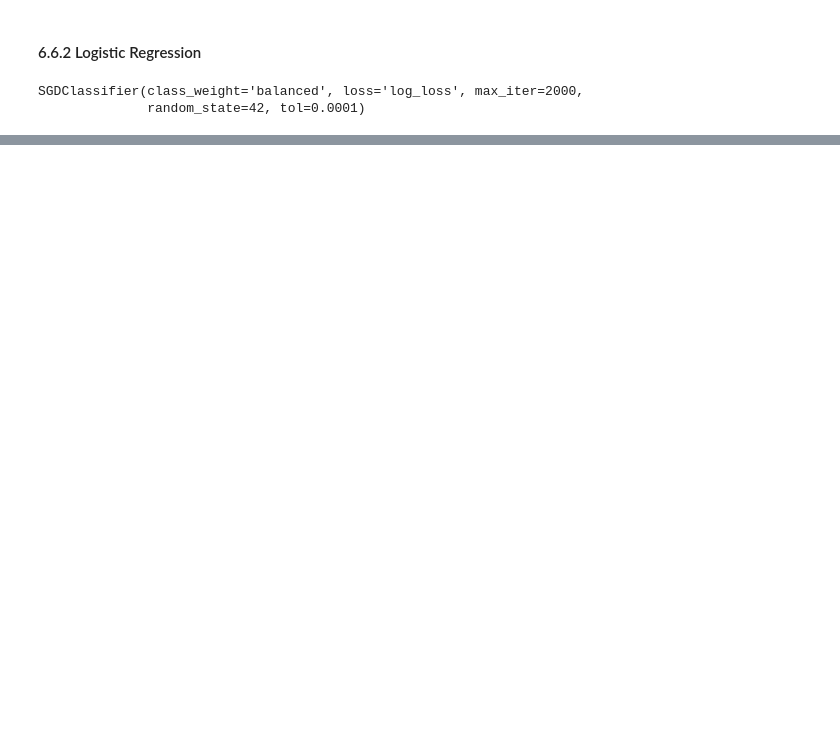
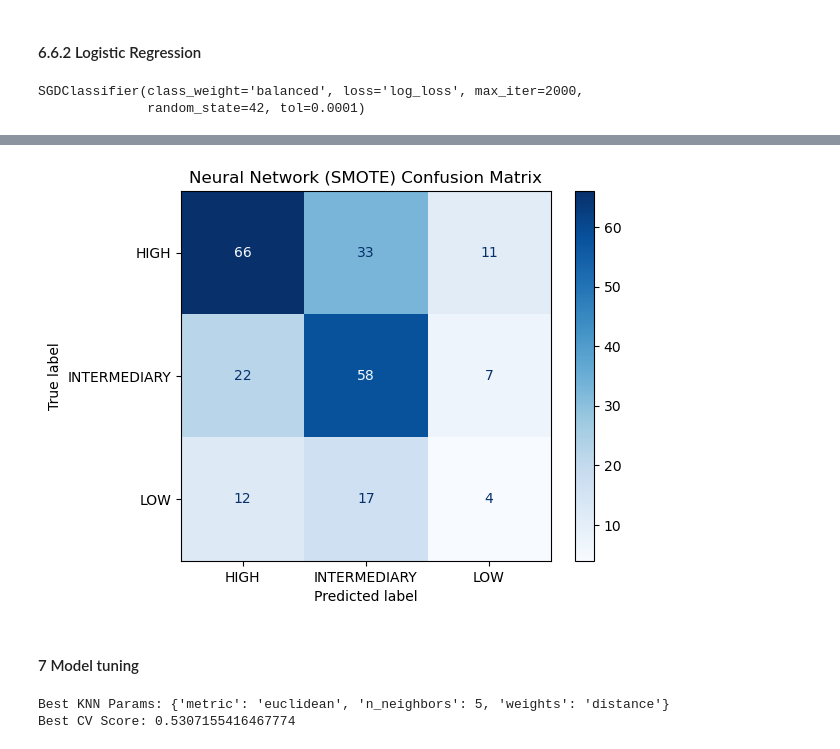
Before and after one commit to shampeyndadi/STINTSY_MCO, a Jupyter notebook: MCO.ipynb, the cells around one changed output, grey strips where cells are left out. Saved outputs shown, nothing was run; the diff lists cells and outputs as text; code cells hidden in the pictures; blank space fills up the shorter version.

Commit message:
feat: added Neural Network and Tuning w/ GridSearch

```diff
--- a/MCO.ipynb
+++ b/MCO.ipynb
@@ -1125,11 +1217,0 @@ plt.show()
-# %%
-model = SGDClassifier(
-    loss='log_loss',
-    alpha=0.0001,
-    max_iter=2000,
-    tol=1e-4,
-    class_weight='balanced',
-    random_state=42
-)
-# %%
-model.fit(X_train_res, y_train_res)
@@ -1165,0 +1220,12 @@ plt.show()
+# %%
+# Encode labels for Neural Network
+label_map = {
+    'HIGH': 0,
+    'INTERMEDIARY': 1,
+    'LOW': 2
+}
+
+y_train_res_enc = y_train_res.map(label_map)
+y_val_enc = y_val.map(label_map)
+# %%
+model.fit(X_train_res, y_train_res_enc)
@@ -1165,0 +1254,43 @@ plt.show()
+# %%
+cm = confusion_matrix(y_val_enc, y_predicted_val)
+
+disp = ConfusionMatrixDisplay(
+    confusion_matrix=cm,
+    display_labels=['HIGH', 'INTERMEDIARY', 'LOW']
+)
+
+disp.plot(cmap='Blues')
+plt.title("Neural Network (SMOTE) Confusion Matrix")
+plt.show()
+# %% [output]
+[figure, added]
+# %% [markdown]
+#### 7 Model tuning
+# %%
+from sklearn.model_selection import GridSearchCV
+from sklearn.neighbors import KNeighborsClassifier
+
+param_grid_knn = {
+    'n_neighbors': [3, 5, 7, 9, 11],
+    'weights': ['uniform', 'distance'],
+    'metric': ['euclidean', 'manhattan']
+}
+
+knn = KNeighborsClassifier()
+
+grid_knn = GridSearchCV(
+    knn,
+    param_grid_knn,
+    cv=5,
+    scoring='f1_macro',
+    n_jobs=-1
+)
+
+grid_knn.fit(X_train_scaled, y_train)
+best_knn = grid_knn.best_estimator_
+
+print("Best KNN Params:", grid_knn.best_params_)
+print("Best CV Score:", grid_knn.best_score_)
+# %% [output]
+Best KNN Params: {'metric': 'euclidean', 'n_neighbors': 5, 'weights': 'distance'}
+Best CV Score: 0.5307155416467774
```
Also changed, not shown: parts of 52 cells of this notebook.
